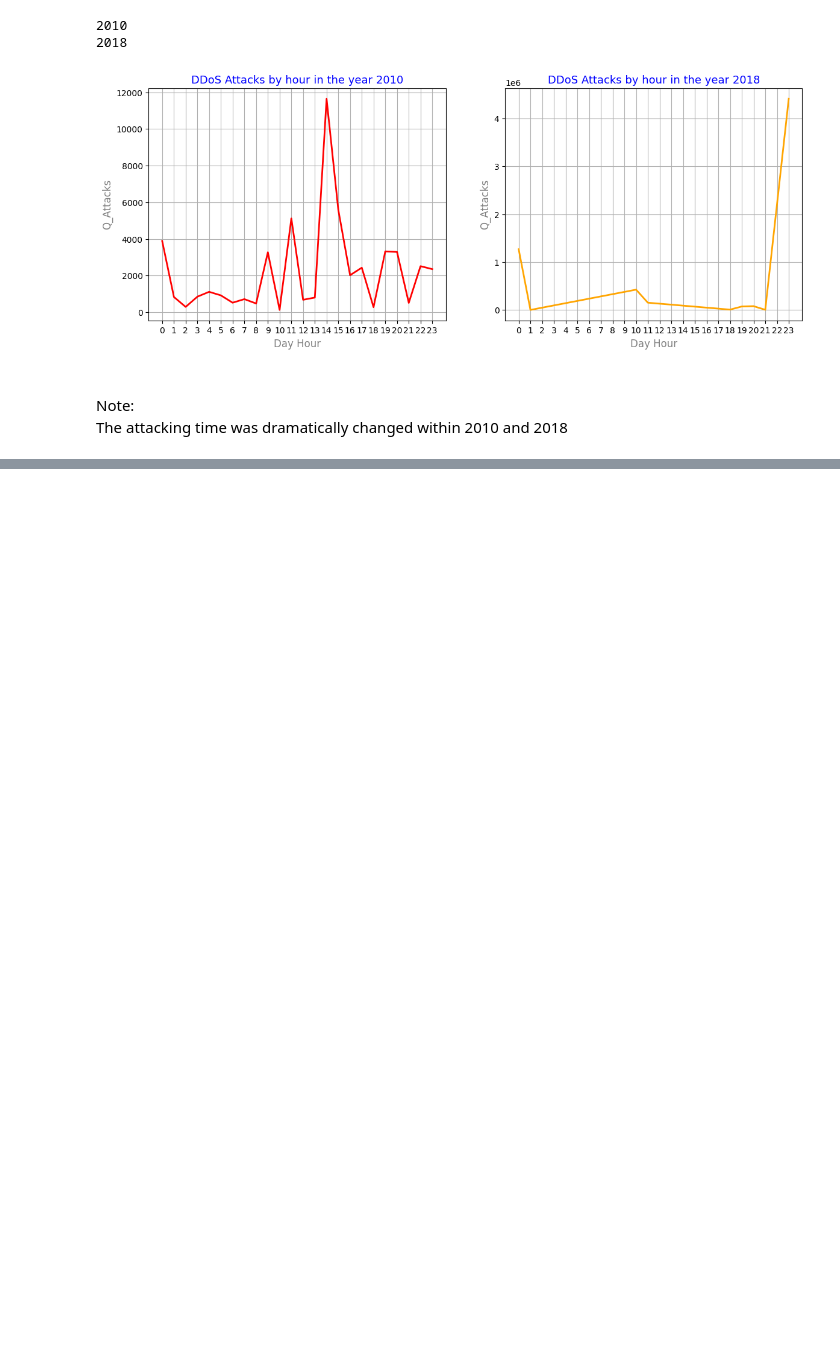
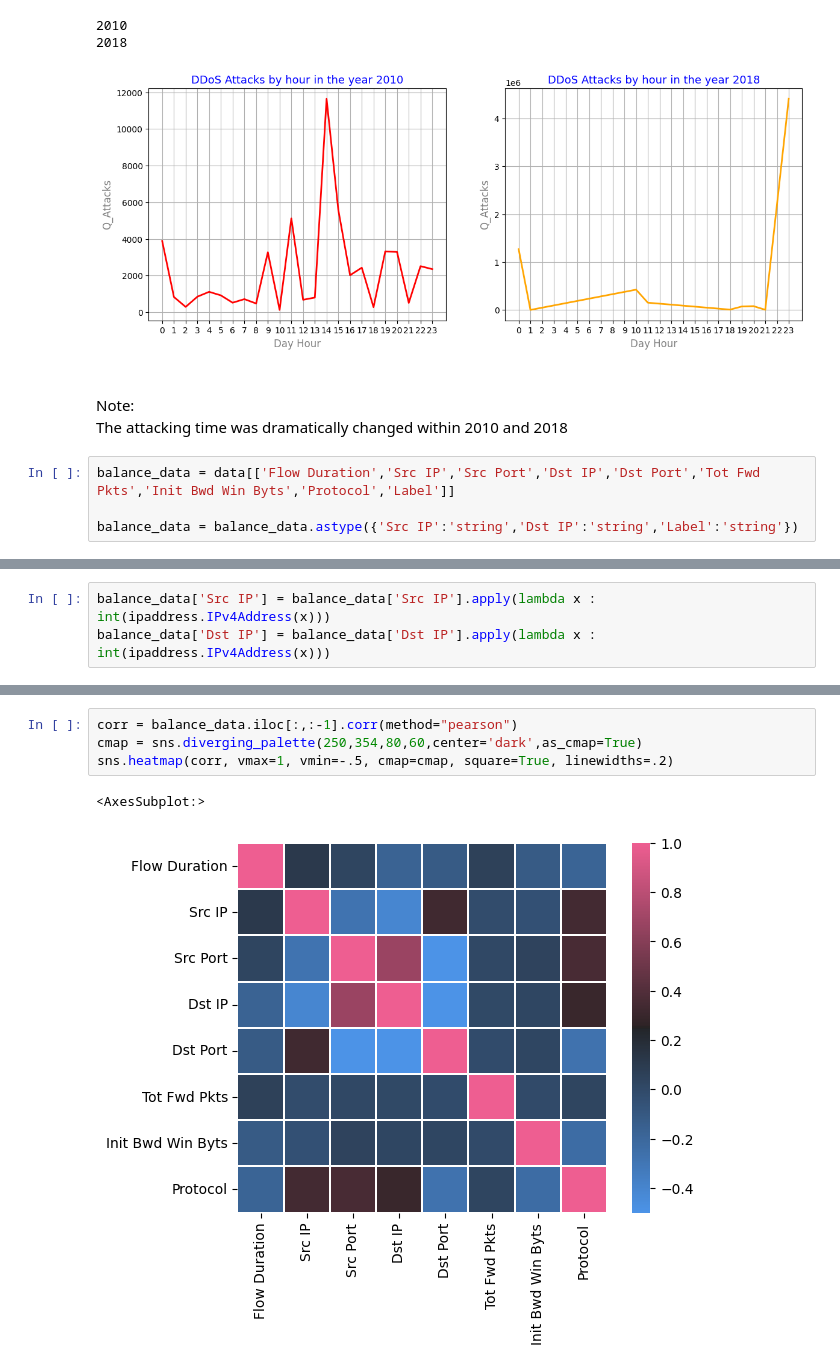
Before and after one commit to JeisonRobles/Data-Science, a Jupyter notebook: DDoS Classification/DDoS Prediction Model.ipynb, the cells around one changed output, grey strips where cells are left out. Drawn from its saved outputs; the diff is of its cells as text; blank space fills up the shorter version.

```diff
--- a/DDoS Classification/DDoS Prediction Model.ipynb
+++ b/DDoS Classification/DDoS Prediction Model.ipynb
@@ -161,3 +167,7 @@ plt.show()
 [figure]
 # %% [markdown]
 <br> Note: <br/> The attacking time was dramatically changed within 2010 and 2018
+# %%
+balance_data = data[['Flow Duration','Src IP','Src Port','Dst IP','Dst Port','Tot Fwd Pkts','Init Bwd Win Byts','Protocol','Label']]
+
+balance_data = balance_data.astype({'Src IP':'string','Dst IP':'string','Label':'string'})
@@ -163,0 +201,3 @@ plt.show()
+# %%
+balance_data['Src IP'] = balance_data['Src IP'].apply(lambda x : int(ipaddress.IPv4Address(x)))
+balance_data['Dst IP'] = balance_data['Dst IP'].apply(lambda x : int(ipaddress.IPv4Address(x)))
@@ -163,0 +223,7 @@ plt.show()
+# %%
+corr = balance_data.iloc[:,:-1].corr(method="pearson")
+cmap = sns.diverging_palette(250,354,80,60,center='dark',as_cmap=True)
+sns.heatmap(corr, vmax=1, vmin=-.5, cmap=cmap, square=True, linewidths=.2)
+# %% [output]
+<AxesSubplot:>
+[figure, added]
```
Also changed, not shown: parts of 5 cells of this notebook.
